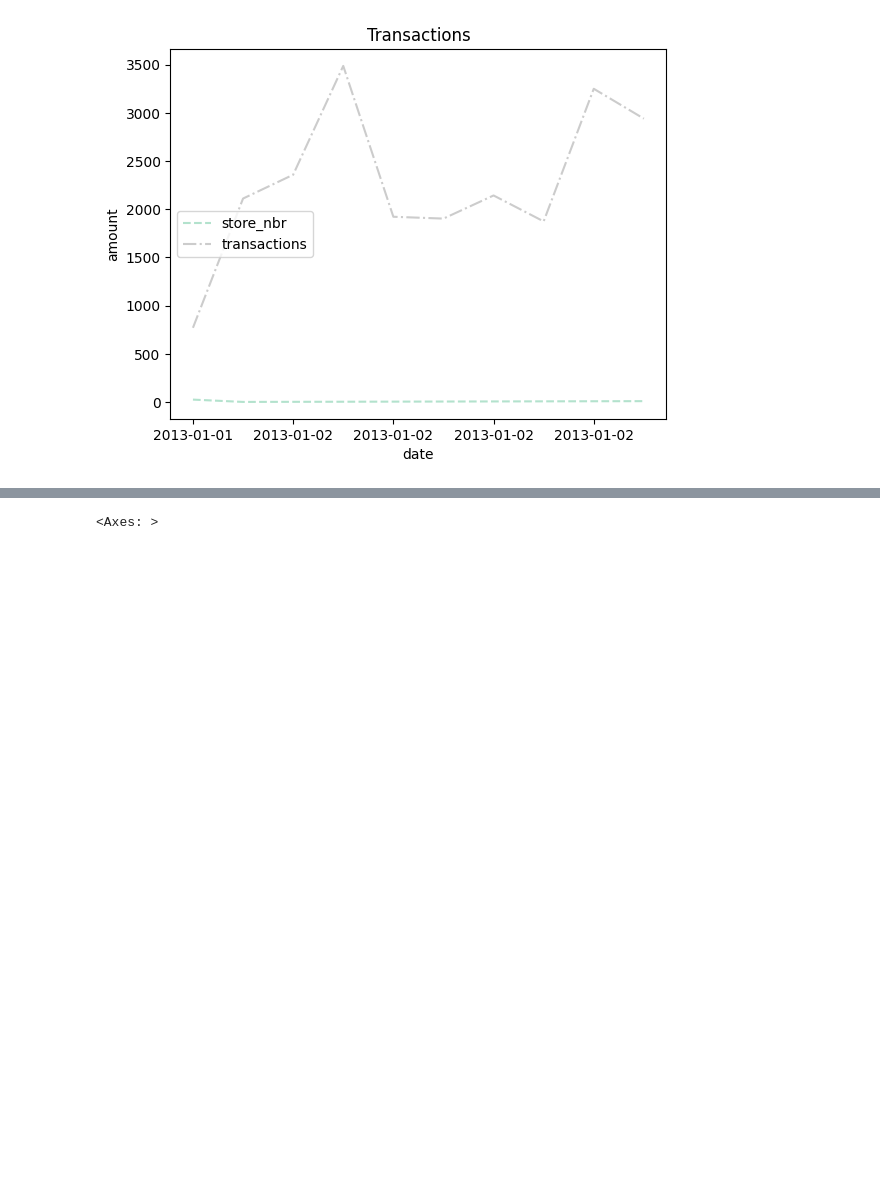
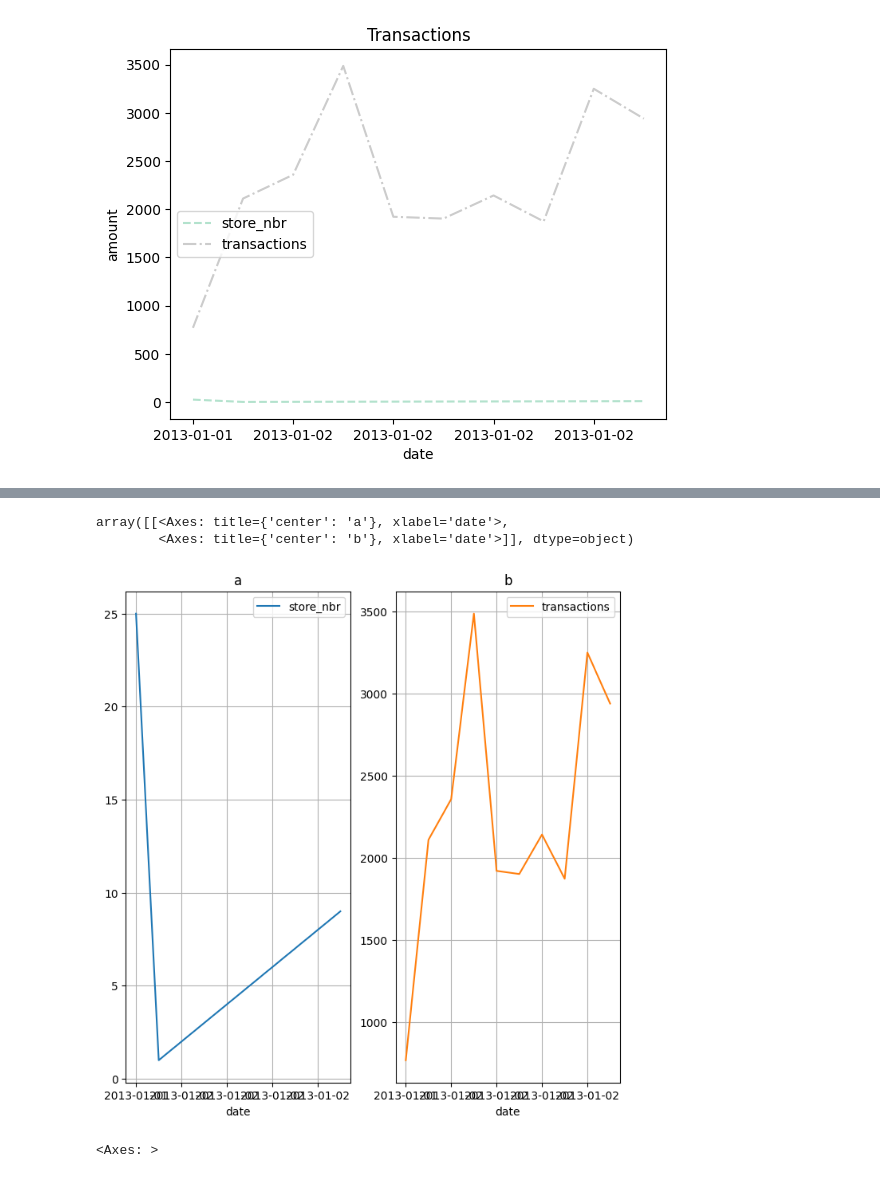
Before and after one commit to arrenkae/DI-Bootcamp, a Jupyter notebook: Week5/Day3/ExercisesClass/data-vis.ipynb, the cells around one changed output, grey strips where cells are left out. Saved outputs shown, nothing was run; the diff lists cells and outputs as text; code cells hidden in the pictures; blank space fills up the shorter version.

```diff
--- a/Week5/Day3/ExercisesClass/data-vis.ipynb
+++ b/Week5/Day3/ExercisesClass/data-vis.ipynb
@@ -119,3 +124,15 @@ trans_sm.plot(
+# %%
+trans_sm.set_index("date").plot(
+    subplots=True,
+    grid="True",
+    layout=(1,2),
+    title=["a","b"],
+    figsize=(8,8)
+)
+# %% [output]
+array([[<Axes: title={'center': 'a'}, xlabel='date'>,
+        <Axes: title={'center': 'b'}, xlabel='date'>]], dtype=object)
+[figure, added]
 # %%
 trans_sm.plot(
     kind='bar',
```
Also changed, not shown: parts of 1 cell of this notebook, 6 other files.
